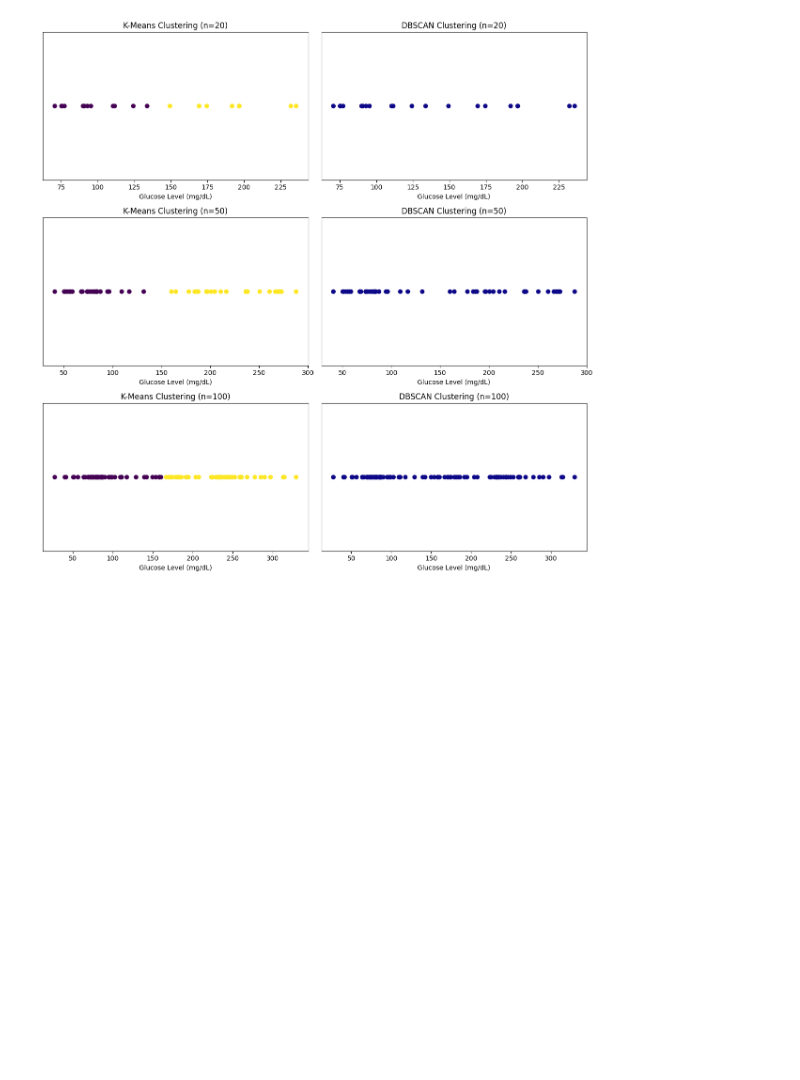
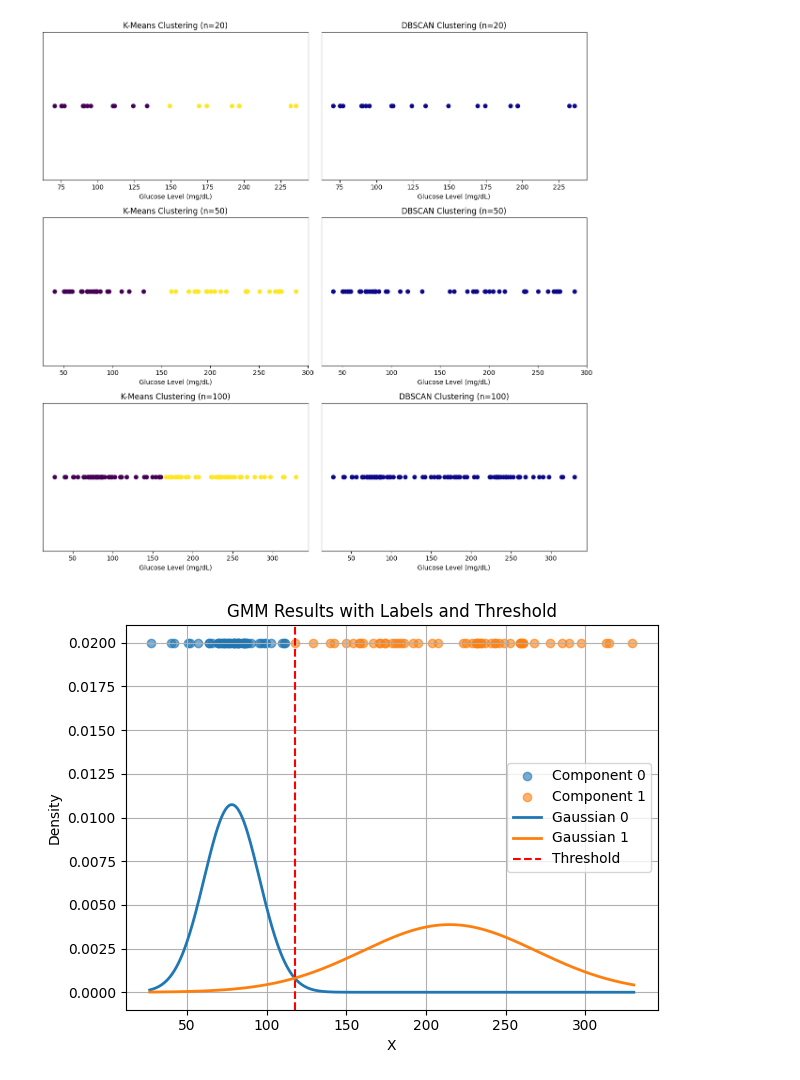
Before and after one commit to Bapi2X22/Data_Science_Assignment, a Jupyter notebook: Assignment_2/Assignment_2_clustering.ipynb, the cells around one changed output. Cells and saved outputs as stored; diff of their text form; code cells hidden in the pictures; blank space fills up the shorter version.

```diff
--- a/Assignment_2/Assignment_2_clustering.ipynb
+++ b/Assignment_2/Assignment_2_clustering.ipynb
@@ -57,0 +125,38 @@ def gaussian_pdf(x, mean, var):
+# %%
+# Sample 1D data
+X = datasets[100].flatten()
+# %%
+import matplotlib.pyplot as plt
+import numpy as np
+from scipy.stats import norm
+
+def plot_gmm_results(X, labels, means, variances, weights, threshold):
+    colors = ['tab:blue', 'tab:orange']
+    x_range = np.linspace(min(X) - 1, max(X) + 1, 500)
+
+    # Plot data points with labels
+    for k in range(2):
+        plt.scatter(X[labels == k], [0.02] * np.sum(labels == k),
+                    color=colors[k], label=f'Component {k}', alpha=0.6)
+
+    # Plot Gaussians
+    for k in range(2):
+        pdf = weights[k] * norm.pdf(x_range, means[k], np.sqrt(variances[k]))
+        plt.plot(x_range, pdf, color=colors[k], linestyle='-', lw=2, label=f'Gaussian {k}')
+
+    # Plot threshold
+    plt.axvline(threshold, color='red', linestyle='--', label='Threshold')
+
+    plt.title('GMM Results with Labels and Threshold')
+    plt.xlabel('X')
+    plt.ylabel('Density')
+    plt.legend()
+    plt.grid(True)
+    plt.tight_layout()
+    plt.show()
+# %%
+means, variances, weights, responsibilities, threshold = run_gmm(X)
+labels = assign_labels(responsibilities)
+plot_gmm_results(X, labels, means, variances, weights, threshold)
+# %% [output]
+[figure, added]
```
Also changed, not shown: parts of 4 cells of this notebook.
